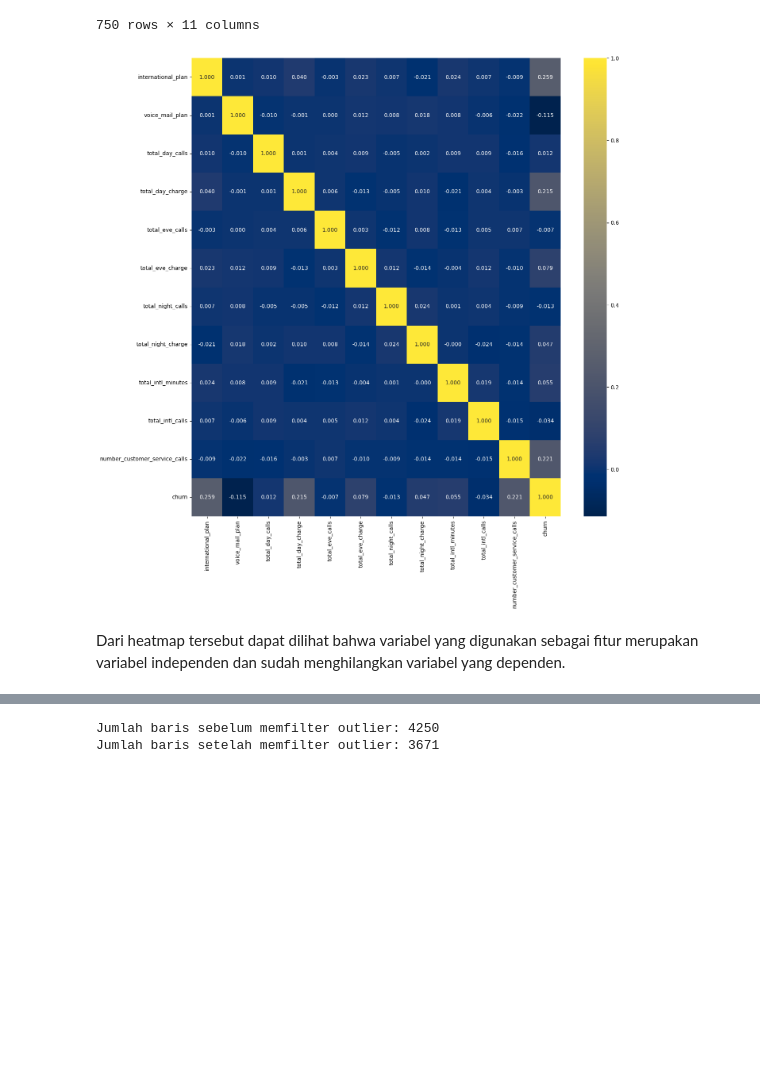
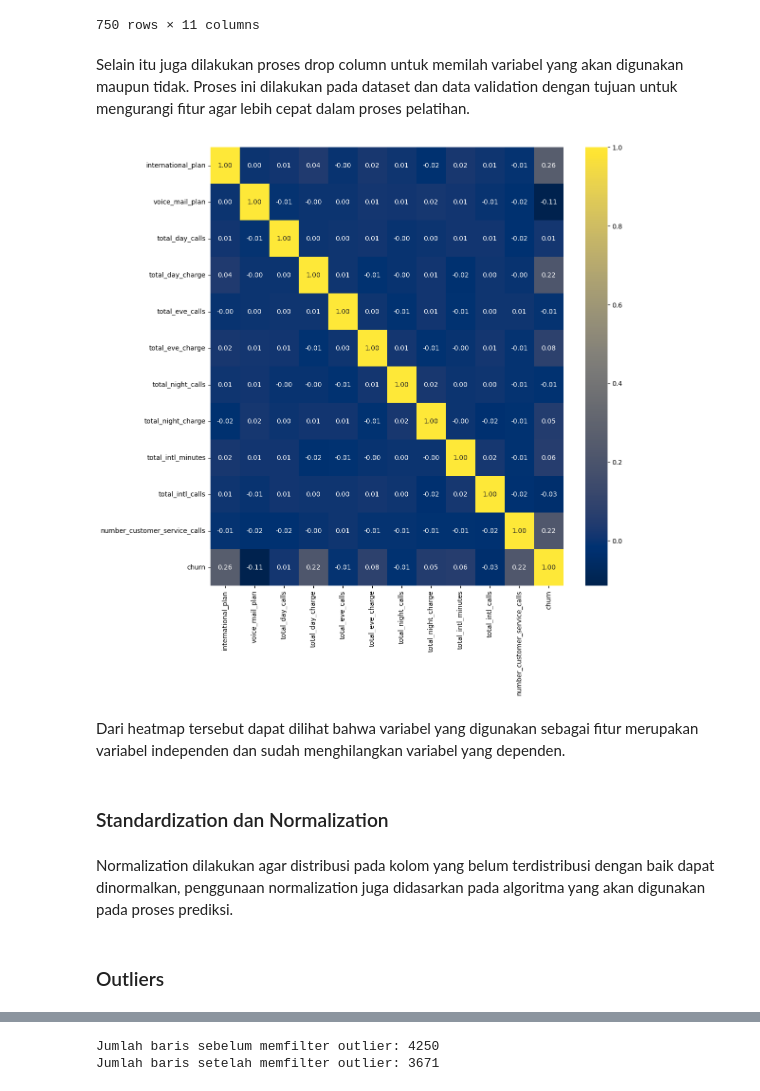
Before and after one commit to lukyg/Customer_Churn_Classification, a Jupyter notebook: customer_churn.ipynb, the cells around one changed output, grey strips where cells are left out. Drawn from its saved outputs; the diff is of its cells as text; code cells hidden in the pictures; blank space fills up the shorter version.

```diff
--- a/customer_churn.ipynb
+++ b/customer_churn.ipynb
@@ -421,12 +381,16 @@ validation
 | 748 | 0 | 0 | 89 | 23.90 | 128 | ... |
 | 749 | 0 | 0 | 67 | 32.10 | 92 | ... |
 750 rows × 11 columns
+# %% [markdown]
+Selain itu juga dilakukan proses drop column untuk memilah variabel yang akan digunakan maupun tidak. Proses ini dilakukan pada dataset dan data validation dengan tujuan untuk mengurangi fitur agar lebih cepat dalam proses pelatihan.
 # %%
 corrMatrix = dataset.corr()
-fig, ax = plt.subplots(figsize=(15,15))
-sns.heatmap(corrMatrix, annot=True, fmt=".3f", cmap="cividis")
+fig, ax = plt.subplots(figsize=(12,12))
+sns.heatmap(corrMatrix, annot=True, fmt=".2f", cmap="cividis")
 plt.show()
 # %% [output]
-[figure, old version]
+[figure, new version]
 # %% [markdown]
 Dari heatmap tersebut dapat dilihat bahwa variabel yang digunakan sebagai fitur merupakan variabel independen dan sudah menghilangkan variabel yang dependen.
+# %% [markdown]
+### Standardization dan Normalization
@@ -432,0 +419,4 @@ Dari heatmap tersebut dapat dilihat bahwa variabel yang digunakan sebagai fitur
+# %% [markdown]
+Normalization dilakukan agar distribusi pada kolom yang belum terdistribusi dengan baik dapat dinormalkan, penggunaan normalization juga didasarkan pada algoritma yang akan digunakan pada proses prediksi.
+# %% [markdown]
+### Outliers
```
Also changed, not shown: parts of 48 cells of this notebook.
